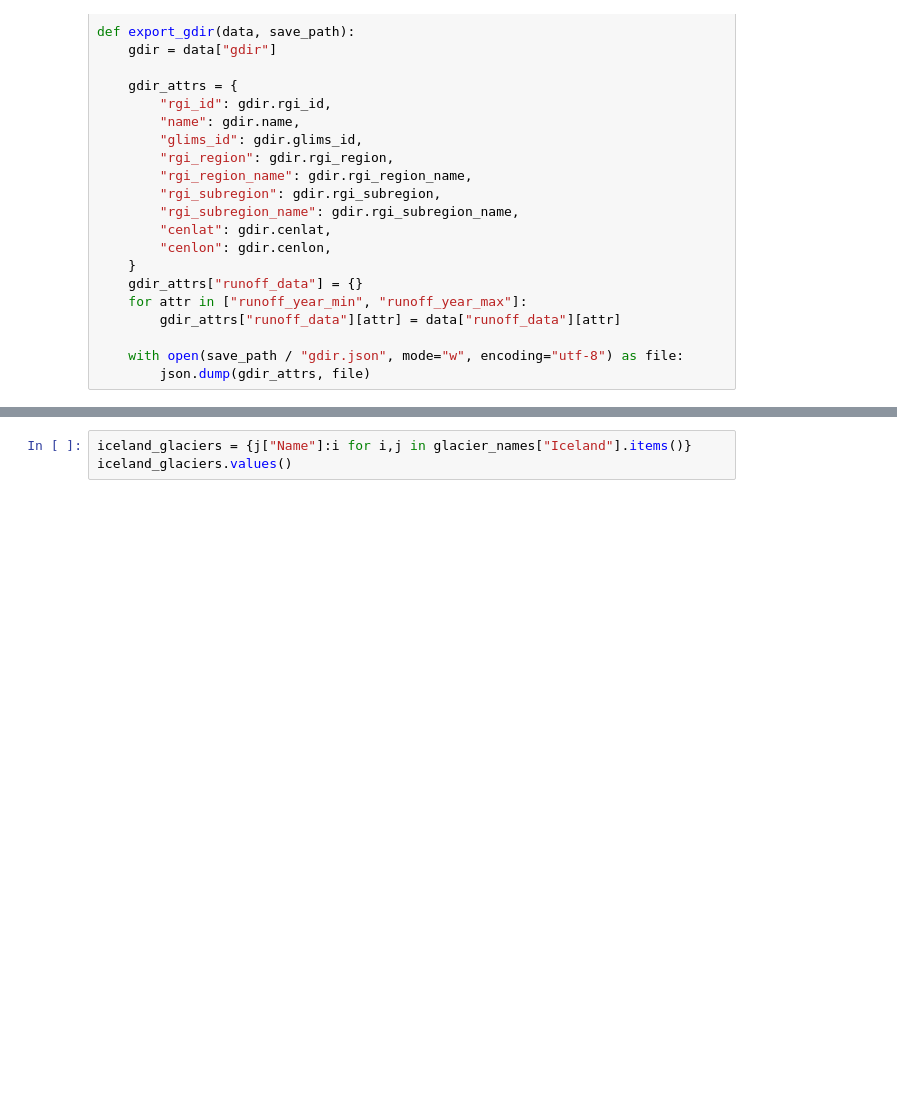
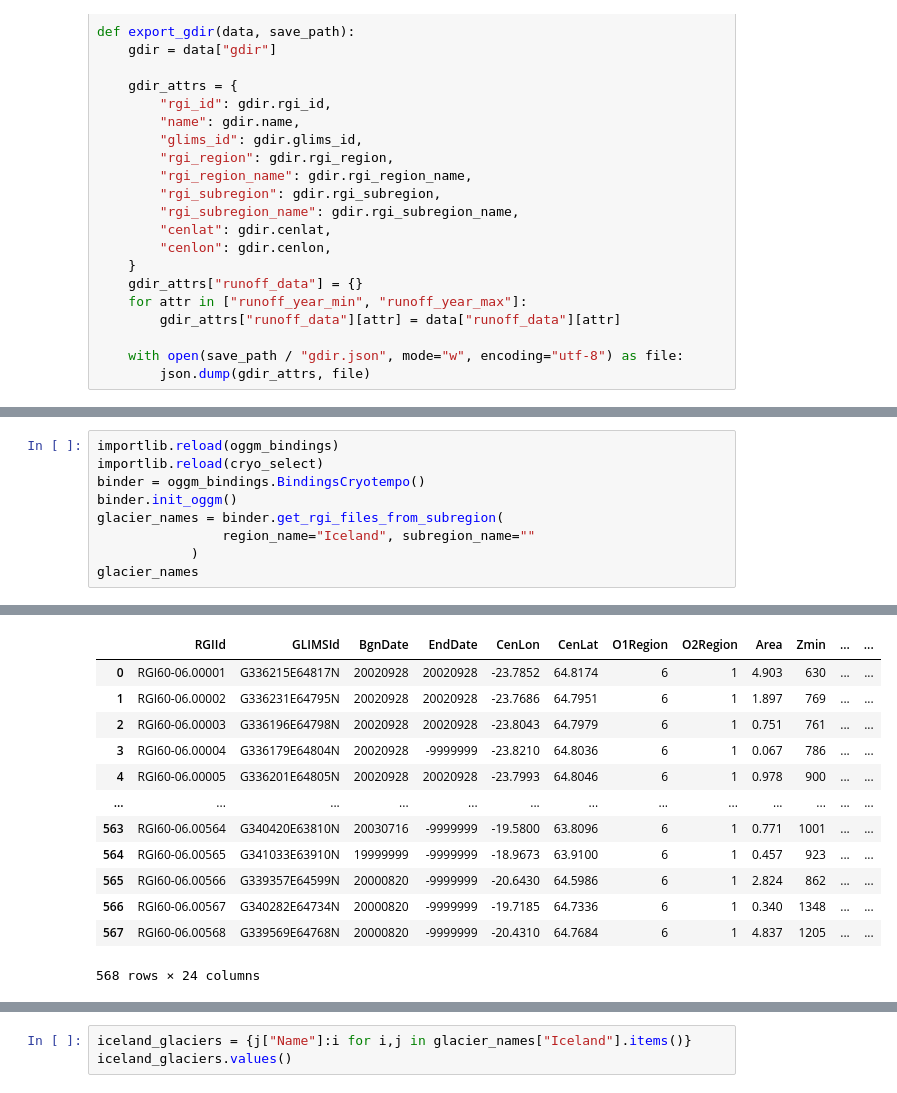
Before and after one commit to gampnico/oggm-scripts, a Jupyter notebook: notebooks/dash_l1_export.ipynb, the cells around one changed output, grey strips where cells are left out. Drawn from its saved outputs; the diff is of its cells as text; blank space fills up the shorter version.

```diff
--- a/notebooks/dash_l1_export.ipynb
+++ b/notebooks/dash_l1_export.ipynb
@@ -137,0 +129,10 @@ glacier_names = metadata["glacier_names"]
+# %%
+importlib.reload(oggm_bindings)
+importlib.reload(cryo_select)
+binder = oggm_bindings.BindingsCryotempo()
+binder.init_oggm()
+glacier_names = binder.get_rgi_files_from_subregion(
+                region_name="Iceland", subregion_name=""
+            )
+glacier_names
+# %% [output]
@@ -138,3 +146,16 @@ glacier_names = metadata["glacier_names"]
+|  | RGIId | GLIMSId | BgnDate | EndDate | CenLon | CenLat | O1Region | O2Region | Area | Zmin | ... | ... |
+| 0 | RGI60-06.00001 | G336215E64817N | 20020928 | 20020928 | -23.7852 | 64.8174 | 6 | 1 | 4.903 | 630 | ... | ... |
+| 1 | RGI60-06.00002 | G336231E64795N | 20020928 | 20020928 | -23.7686 | 64.7951 | 6 | 1 | 1.897 | 769 | ... | ... |
+| 2 | RGI60-06.00003 | G336196E64798N | 20020928 | 20020928 | -23.8043 | 64.7979 | 6 | 1 | 0.751 | 761 | ... | ... |
+| 3 | RGI60-06.00004 | G336179E64804N | 20020928 | -9999999 | -23.8210 | 64.8036 | 6 | 1 | 0.067 | 786 | ... | ... |
+| 4 | RGI60-06.00005 | G336201E64805N | 20020928 | 20020928 | -23.7993 | 64.8046 | 6 | 1 | 0.978 | 900 | ... | ... |
+| ... | ... | ... | ... | ... | ... | ... | ... | ... | ... | ... | ... | ... |
+| 563 | RGI60-06.00564 | G340420E63810N | 20030716 | -9999999 | -19.5800 | 63.8096 | 6 | 1 | 0.771 | 1001 | ... | ... |
+| 564 | RGI60-06.00565 | G341033E63910N | 19999999 | -9999999 | -18.9673 | 63.9100 | 6 | 1 | 0.457 | 923 | ... | ... |
+| 565 | RGI60-06.00566 | G339357E64599N | 20000820 | -9999999 | -20.6430 | 64.5986 | 6 | 1 | 2.824 | 862 | ... | ... |
+| 566 | RGI60-06.00567 | G340282E64734N | 20000820 | -9999999 | -19.7185 | 64.7336 | 6 | 1 | 0.340 | 1348 | ... | ... |
+| 567 | RGI60-06.00568 | G339569E64768N | 20000820 | -9999999 | -20.4310 | 64.7684 | 6 | 1 | 4.837 | 1205 | ... | ... |
+568 rows × 24 columns
 # %%
 # region_list = alpine_glaciers[["RGIId", "Name", "O1Region", "O2Region"]]
 # region_list = iceland_glaciers[["RGIId", "Name", "O1Region", "O2Region"]]
```
Also changed, not shown: parts of 8 cells of this notebook, 1 other file.
